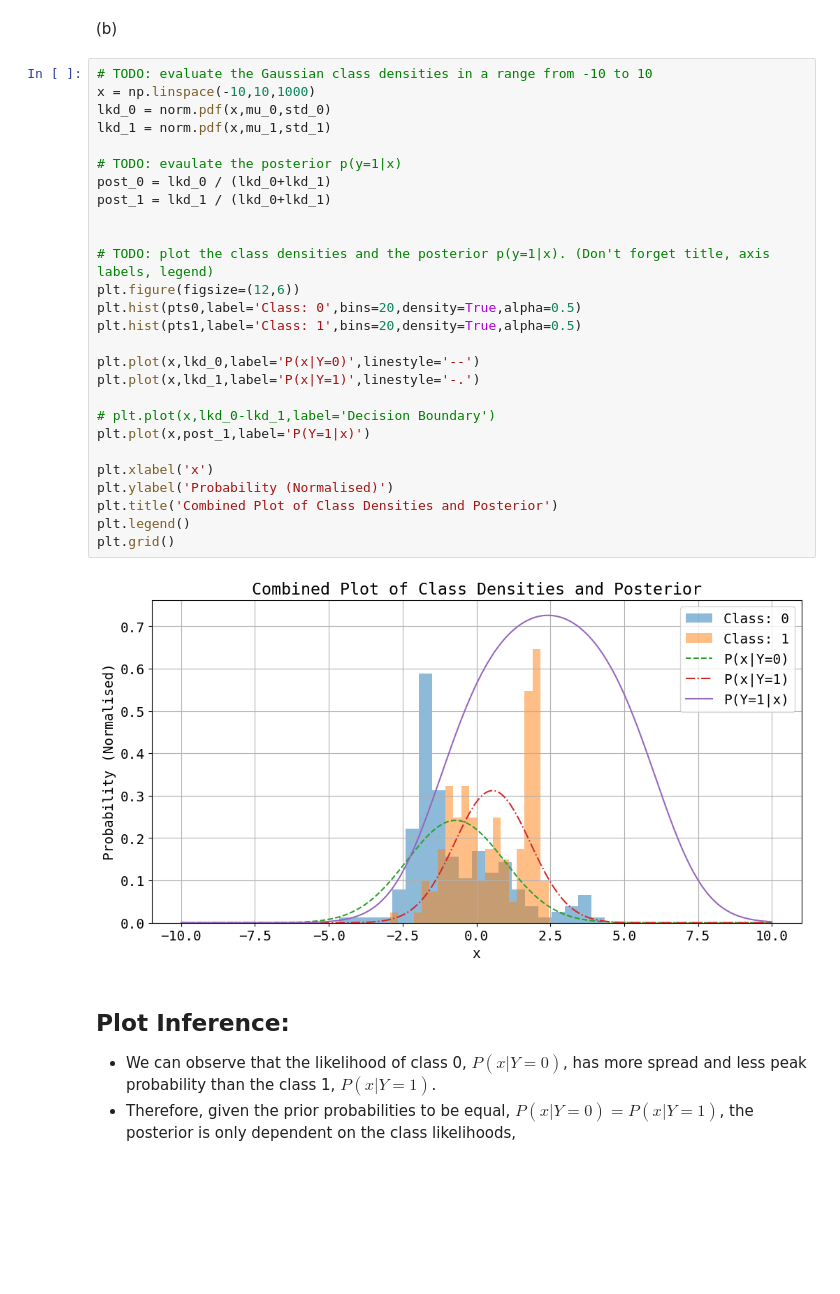
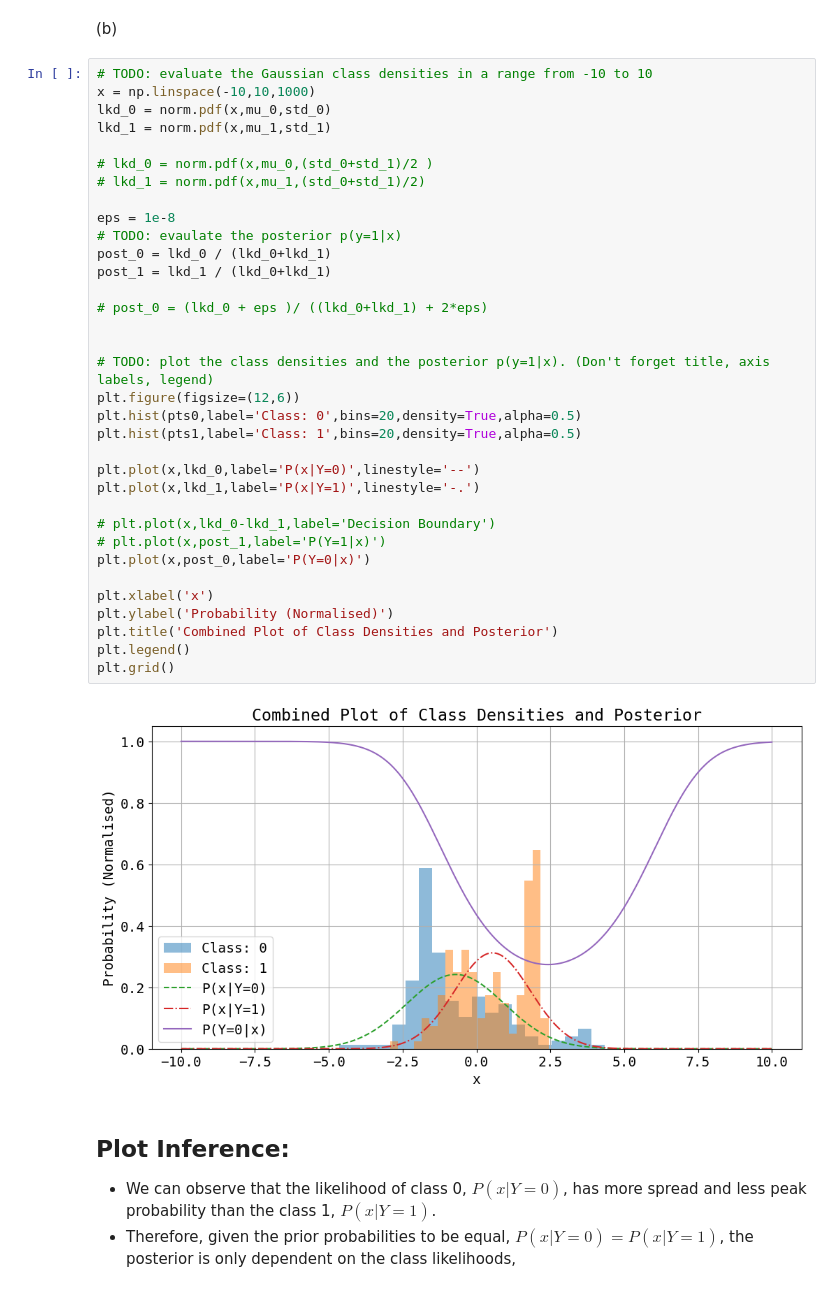
Before and after one commit to Bhavesh012/mlph_group_work, a Jupyter notebook: Sols/Ex5/sheet05_main_tutor.ipynb, the cells around one changed output. Cells and saved outputs as stored; diff of their text form; blank space fills up the shorter version.

```diff
--- a/Sols/Ex5/sheet05_main_tutor.ipynb
+++ b/Sols/Ex5/sheet05_main_tutor.ipynb
@@ -34,32 +34,39 @@ pts2:
 # %%
 # TODO: evaluate the Gaussian class densities in a range from -10 to 10
 x = np.linspace(-10,10,1000)
 lkd_0 = norm.pdf(x,mu_0,std_0)
 lkd_1 = norm.pdf(x,mu_1,std_1)
 
+# lkd_0 = norm.pdf(x,mu_0,(std_0+std_1)/2 )
+# lkd_1 = norm.pdf(x,mu_1,(std_0+std_1)/2)
+
+eps = 1e-8
 # TODO: evaulate the posterior p(y=1|x)
 post_0 = lkd_0 / (lkd_0+lkd_1)
 post_1 = lkd_1 / (lkd_0+lkd_1)
+
+# post_0 = (lkd_0 + eps )/ ((lkd_0+lkd_1) + 2*eps)
 
 
 # TODO: plot the class densities and the posterior p(y=1|x). (Don't forget title, axis labels, legend)
 plt.figure(figsize=(12,6))
 plt.hist(pts0,label='Class: 0',bins=20,density=True,alpha=0.5)
 plt.hist(pts1,label='Class: 1',bins=20,density=True,alpha=0.5)
 
 plt.plot(x,lkd_0,label='P(x|Y=0)',linestyle='--')
 plt.plot(x,lkd_1,label='P(x|Y=1)',linestyle='-.')
 
 # plt.plot(x,lkd_0-lkd_1,label='Decision Boundary')
-plt.plot(x,post_1,label='P(Y=1|x)')
+# plt.plot(x,post_1,label='P(Y=1|x)')
+plt.plot(x,post_0,label='P(Y=0|x)')
 
 plt.xlabel('x')
 plt.ylabel('Probability (Normalised)')
 plt.title('Combined Plot of Class Densities and Posterior')
 plt.legend()
 plt.grid()
 # %% [output]
-[figure, old version]
+[figure, new version]
 # %% [markdown]
 ## Plot Inference:
 - We can observe that the likelihood of class 0, $P(x|Y=0)$, has more spread and less peak probability than the class 1, $P(x|Y=1)$.
```
